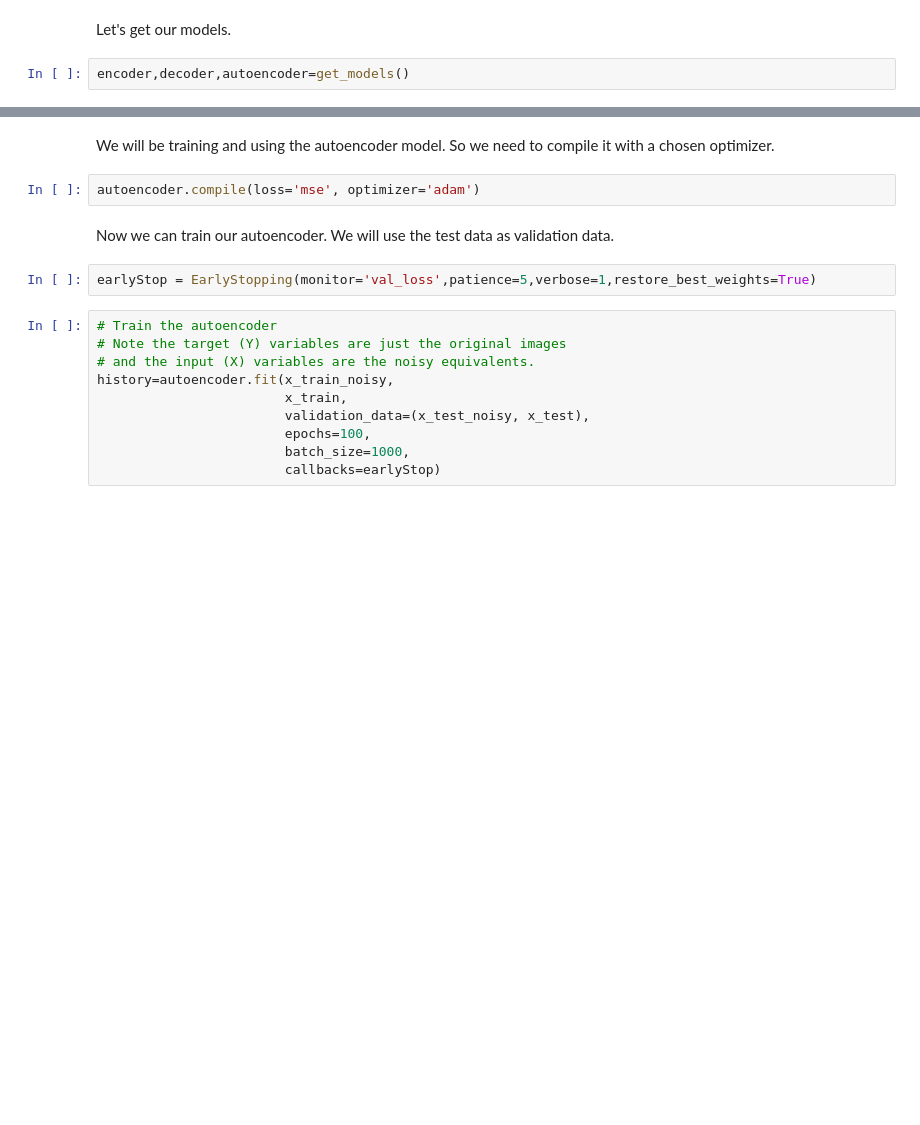
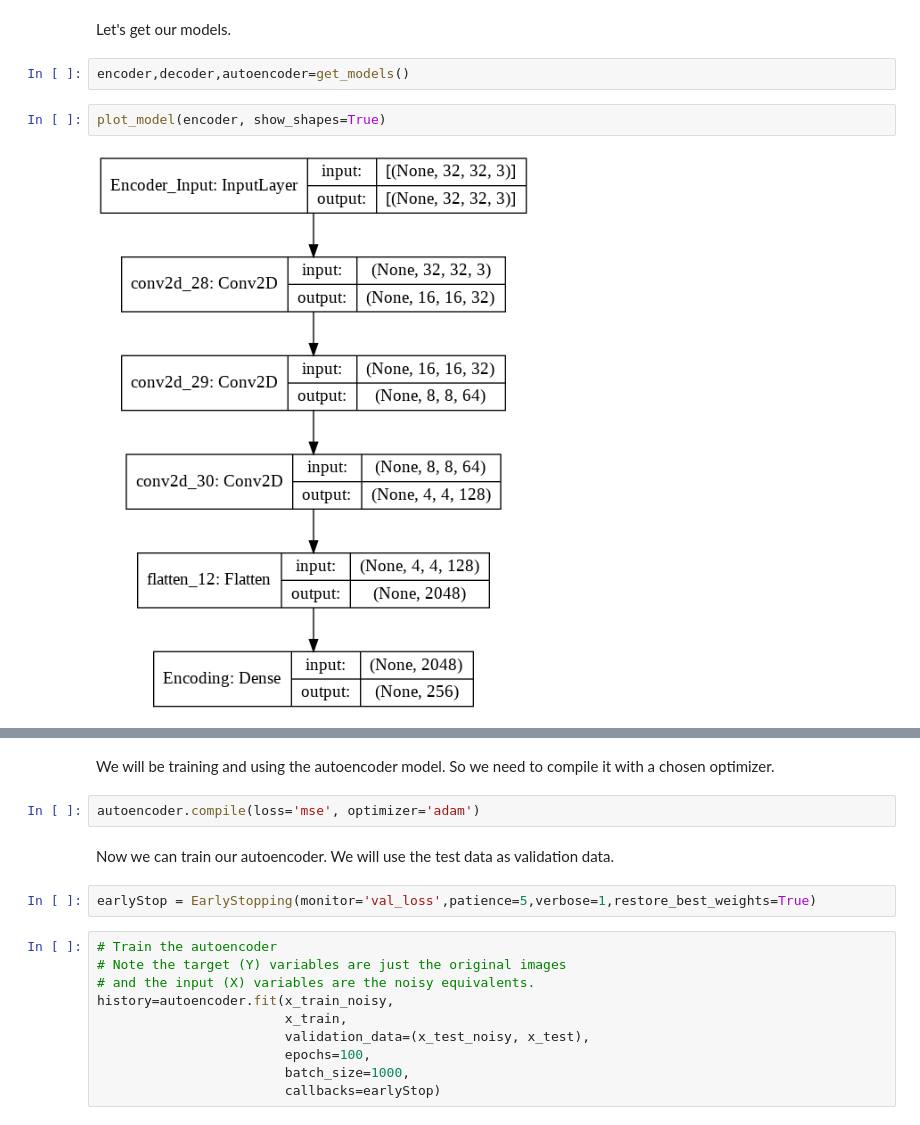
Before and after one commit to emali1/Mastering-Keras, a Jupyter notebook: Module 2.4_ NAEs.ipynb, the cells around one changed output, grey strips where cells are left out. Drawn from its saved outputs; the diff is of its cells as text; blank space fills up the shorter version.

```diff
--- a/Module 2.4_ NAEs.ipynb
+++ b/Module 2.4_ NAEs.ipynb
@@ -180,3 +200,7 @@ def get_models():
 Let's get our models.
 # %%
 encoder,decoder,autoencoder=get_models()
+# %%
+plot_model(encoder, show_shapes=True)
+# %% [output]
+[figure, added]
```
Also changed, not shown: parts of 13 cells of this notebook.
